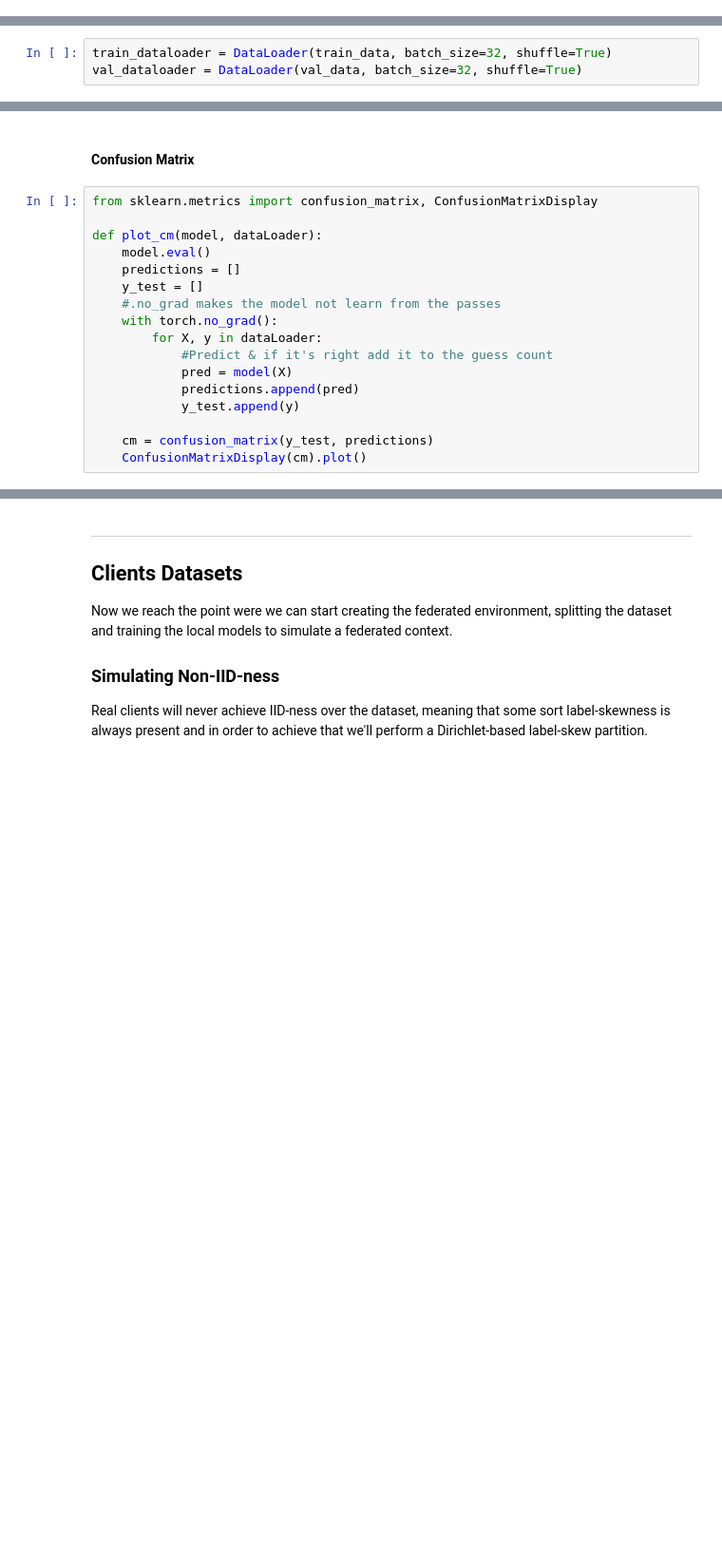
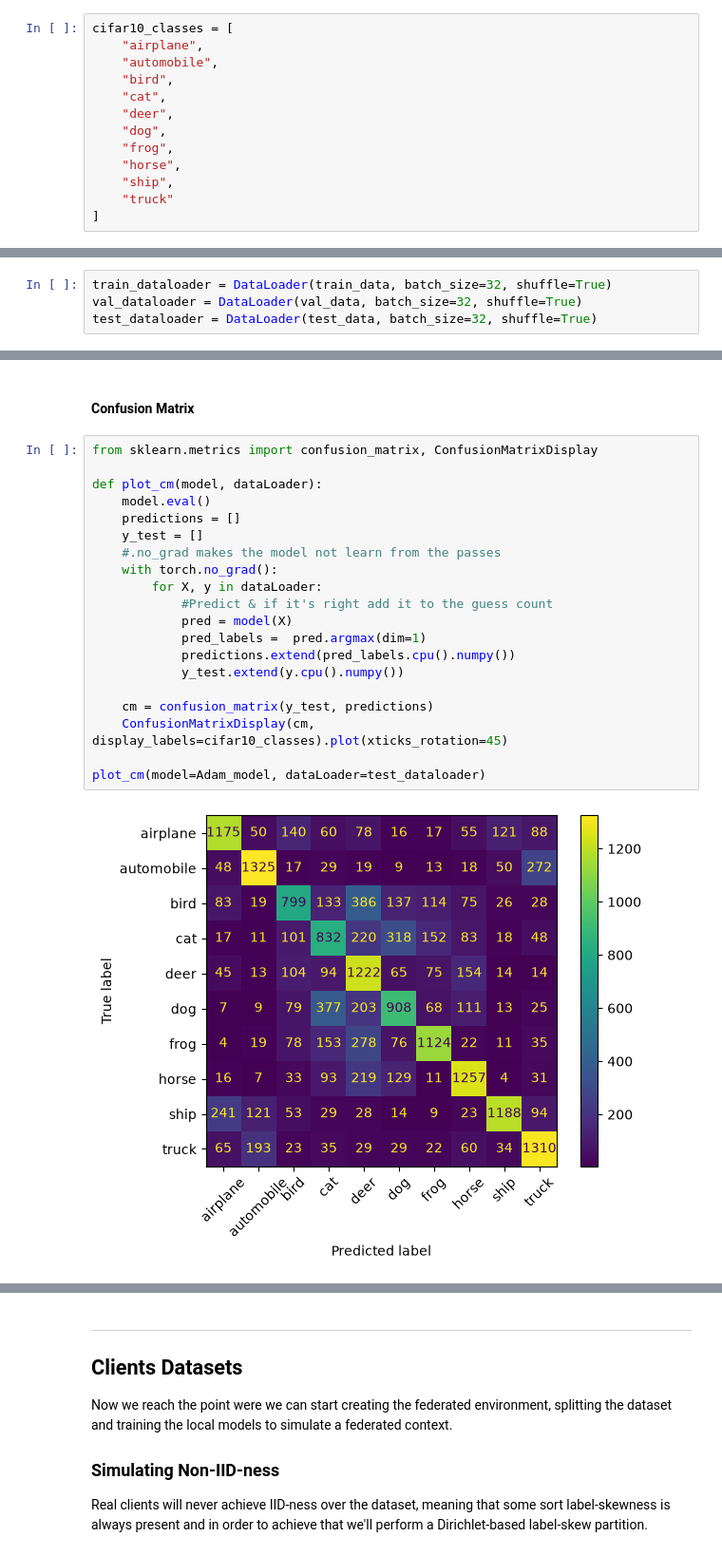
Before and after one commit to lautaorsi/Federated-Learning, a Jupyter notebook: project.ipynb, the cells around one changed output, grey strips where cells are left out. Shown at 95% size. Saved outputs shown, nothing was run; the diff lists cells and outputs as text; blank space fills up the shorter version.

Commit message:
Added confusion matrices

```diff
--- a/project.ipynb
+++ b/project.ipynb
@@ -73,6 +73,19 @@ I'm going to be using [CIFAR10](https://www.tensorflow.org/datasets/catalog/cifa
 We want an equal label-wise distribution using a **60/10/30** split for training, validation & test, for that reason we must stratify the split using the labels
 
 > The dataset itself is pre-split so we need to recombine it and then split it
+# %%
+cifar10_classes = [
+    "airplane",
+    "automobile",
+    "bird",
+    "cat",
+    "deer",
+    "dog",
+    "frog",
+    "horse",
+    "ship",
+    "truck"
+]
 # %%
 train_data = torchvision.datasets.CIFAR10(root="data", train=True, download=True)
 test_data = torchvision.datasets.CIFAR10(root="data", train=False, download=True)
@@ -313,6 +328,7 @@ Training the centralized model is fairly straightforward now, first we construct
 # %%
 train_dataloader = DataLoader(train_data, batch_size=32, shuffle=True)
 val_dataloader = DataLoader(val_data, batch_size=32, shuffle=True)
+test_dataloader = DataLoader(test_data, batch_size=32, shuffle=True)
 # %% [markdown]
 The Adam model
 # %%
@@ -404,17 +402,22 @@ plt.show()
 # %%
 from sklearn.metrics import confusion_matrix, ConfusionMatrixDisplay
 
 def plot_cm(model, dataLoader):
     model.eval()
     predictions = []
     y_test = []
     #.no_grad makes the model not learn from the passes
     with torch.no_grad():
         for X, y in dataLoader:
             #Predict & if it's right add it to the guess count
             pred = model(X)
-            predictions.append(pred)
-            y_test.append(y)
+            pred_labels =  pred.argmax(dim=1)
+            predictions.extend(pred_labels.cpu().numpy())
+            y_test.extend(y.cpu().numpy())
 
     cm = confusion_matrix(y_test, predictions)
-    ConfusionMatrixDisplay(cm).plot()
+    ConfusionMatrixDisplay(cm, display_labels=cifar10_classes).plot(xticks_rotation=45)
+
+plot_cm(model=Adam_model, dataLoader=test_dataloader)
+# %% [output]
+[figure, added]
```
Also changed, not shown: parts of 9 cells of this notebook.
